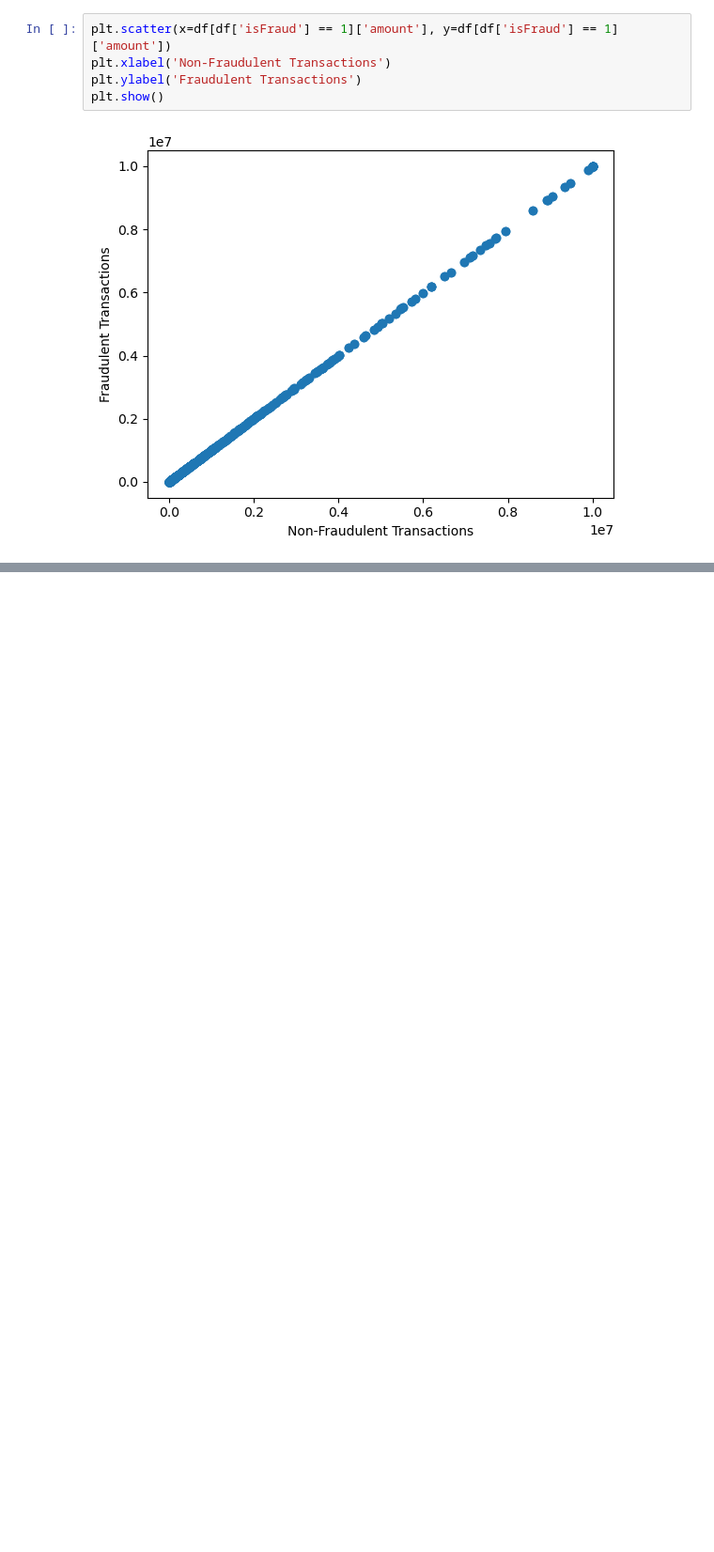
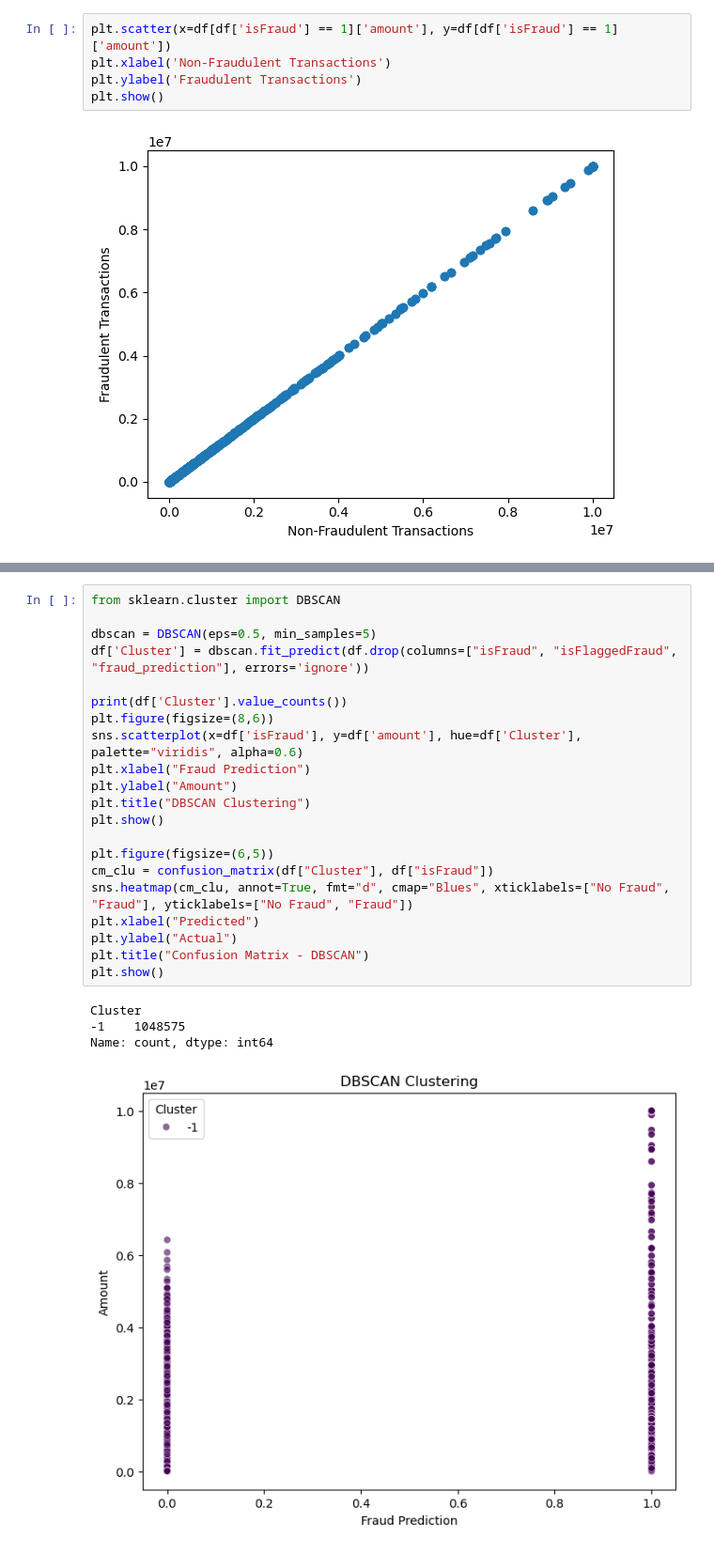
Before and after one commit to shreeafk/Advance_FFD, a Jupyter notebook: Advance_FFD/project code/code/alt.ipynb, the cells around one changed output, grey strips where cells are left out. Shown at 94% size. Cells and saved outputs as stored; diff of their text form; blank space fills up the shorter version.

```diff
--- a/Advance_FFD/project code/code/alt.ipynb
+++ b/Advance_FFD/project code/code/alt.ipynb
@@ -101,0 +153,26 @@ weighted avg       1.00      1.00      1.00    209715
+# %%
+from sklearn.cluster import DBSCAN
+
+dbscan = DBSCAN(eps=0.5, min_samples=5)
+df['Cluster'] = dbscan.fit_predict(df.drop(columns=["isFraud", "isFlaggedFraud", "fraud_prediction"], errors='ignore'))
+
+print(df['Cluster'].value_counts())
+plt.figure(figsize=(8,6))
+sns.scatterplot(x=df['isFraud'], y=df['amount'], hue=df['Cluster'], palette="viridis", alpha=0.6)
+plt.xlabel("Fraud Prediction")
+plt.ylabel("Amount")
+plt.title("DBSCAN Clustering")
+plt.show()
+
+plt.figure(figsize=(6,5))
+cm_clu = confusion_matrix(df["Cluster"], df["isFraud"])
+sns.heatmap(cm_clu, annot=True, fmt="d", cmap="Blues", xticklabels=["No Fraud", "Fraud"], yticklabels=["No Fraud", "Fraud"])
+plt.xlabel("Predicted")
+plt.ylabel("Actual")
+plt.title("Confusion Matrix - DBSCAN")
+plt.show()
+# %% [output]
+Cluster
+-1    1048575
+Name: count, dtype: int64
+[figure, added]
```
Also changed, not shown: parts of 11 cells of this notebook, 1 other file.
